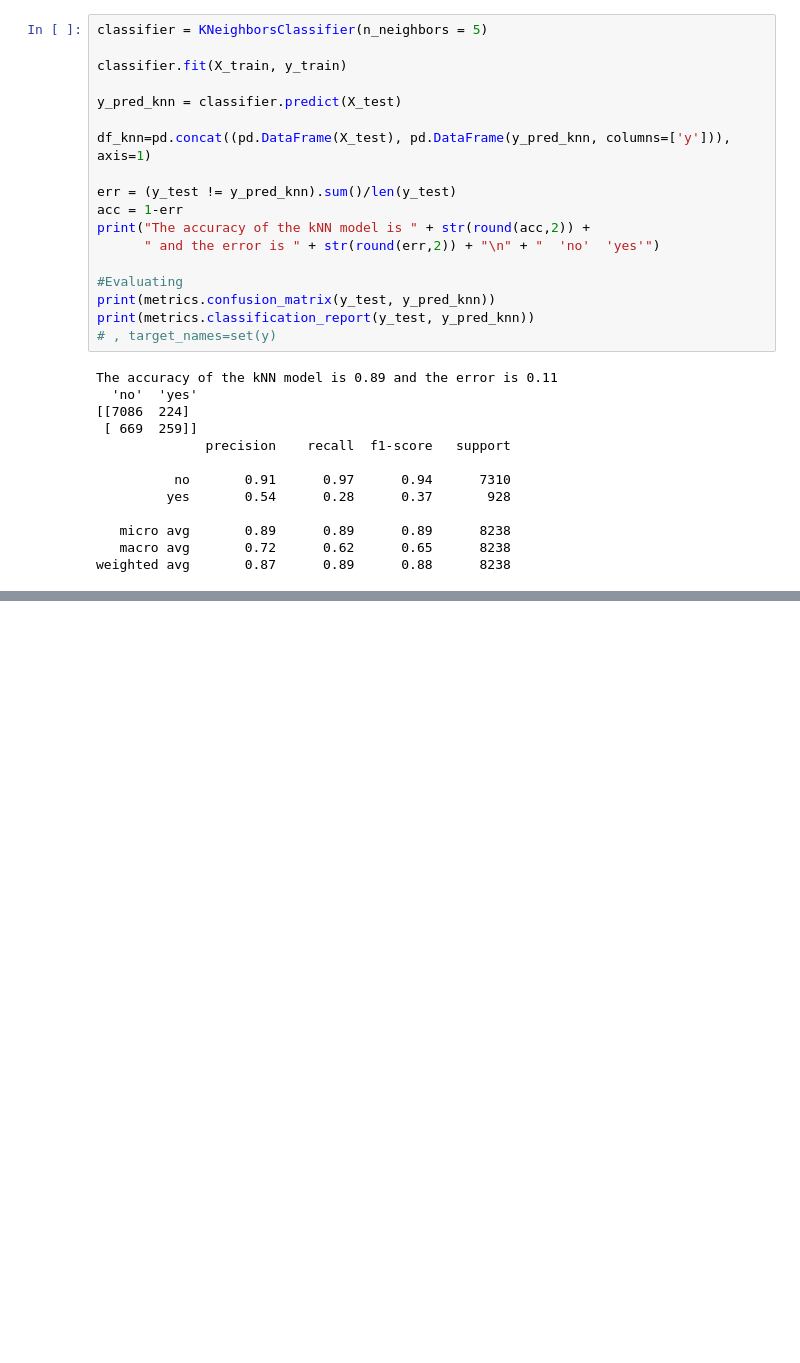
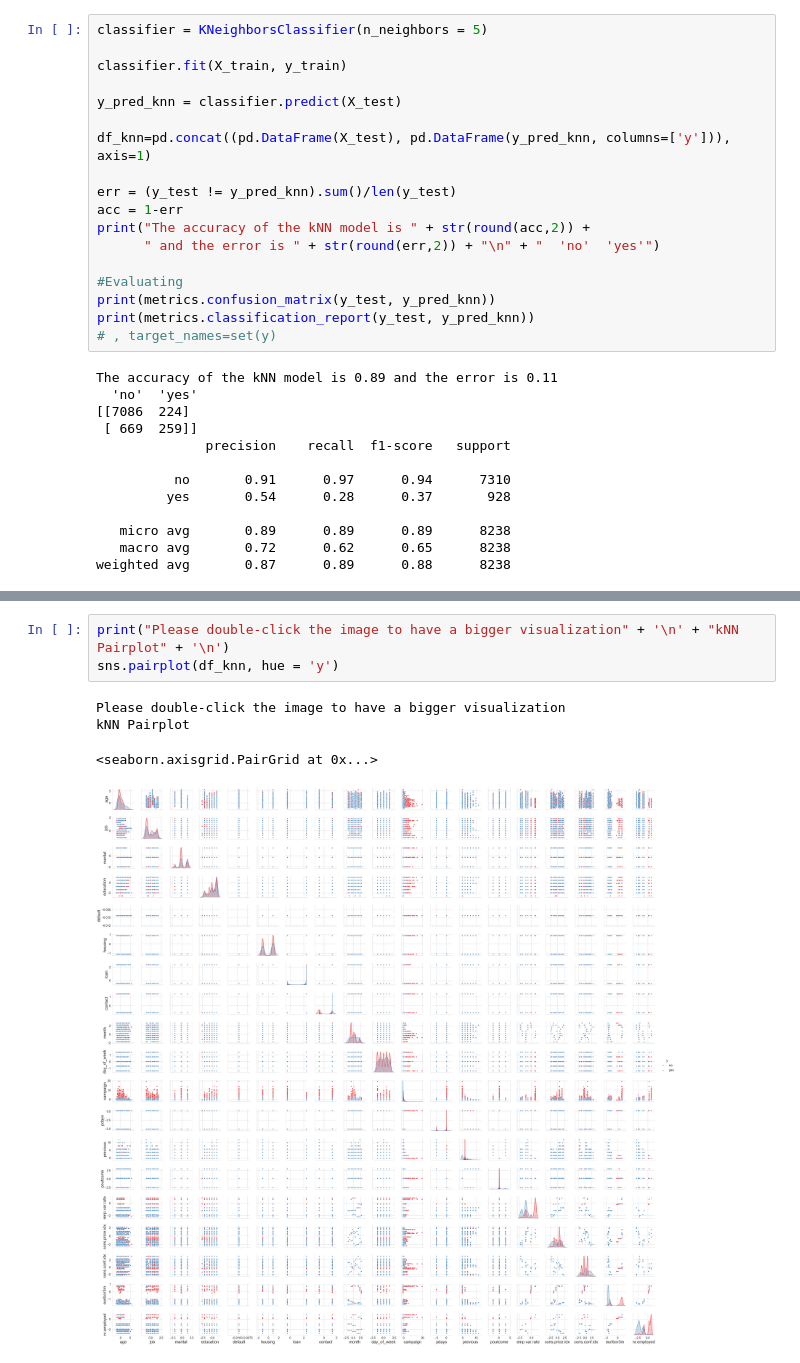
Before and after one commit to Natz12/ECE-657A-Data-and-Knowledge-Modelling-and-Analysis, a Jupyter notebook: HW 4/HW4.ipynb, the cells around one changed output, grey strips where cells are left out. Saved outputs shown, nothing was run; the diff lists cells and outputs as text; blank space fills up the shorter version.

```diff
--- a/HW 4/HW4.ipynb
+++ b/HW 4/HW4.ipynb
@@ -257,0 +300,8 @@ weighted avg       0.87      0.89      0.88      8238
+# %%
+print("Please double-click the image to have a bigger visualization" + '\n' + "kNN Pairplot" + '\n')
+sns.pairplot(df_knn, hue = 'y')
+# %% [output]
+Please double-click the image to have a bigger visualization
+kNN Pairplot
+<seaborn.axisgrid.PairGrid at 0x...>
+[figure, added]
```
Also changed, not shown: parts of 18 cells of this notebook.
